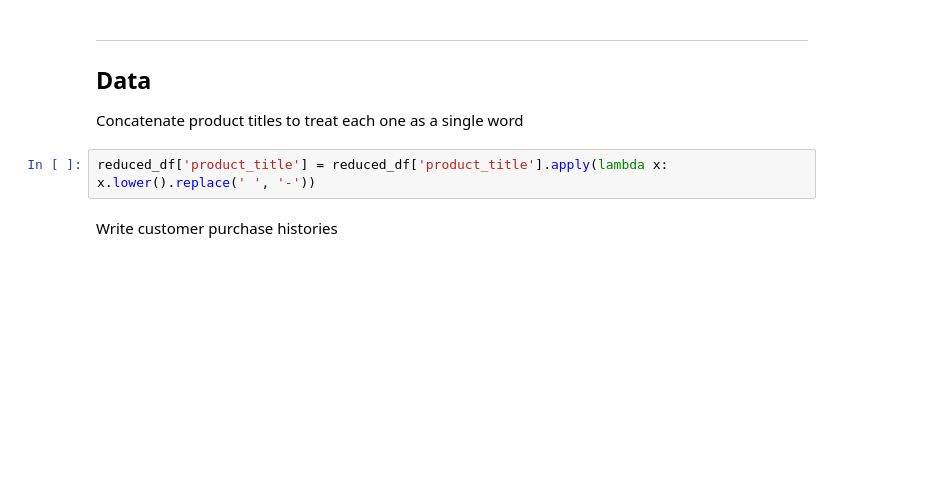
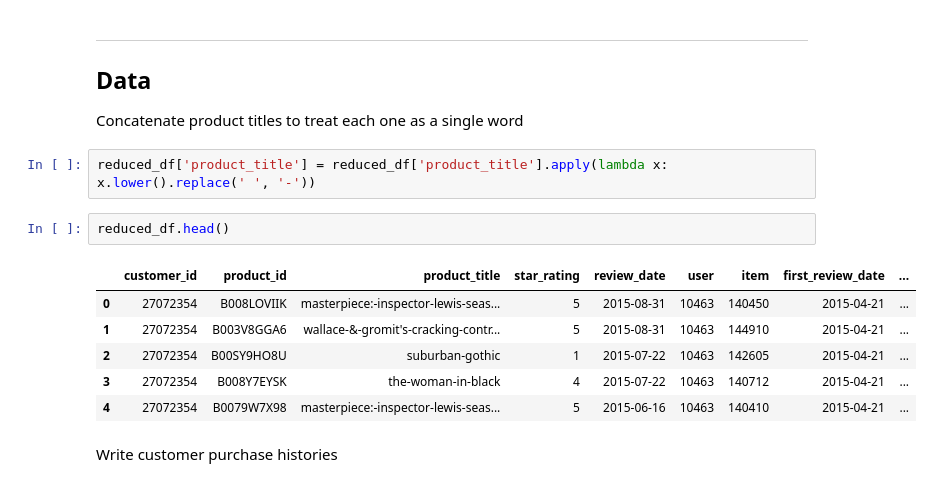
Before and after one commit to rumiio/sagemaker-rec-engine-demo, a Jupyter notebook: fm_amazon_recommender.ipynb, the cells around one changed output. Drawn from its saved outputs; the diff is of its cells as text; blank space fills up the shorter version.

```diff
--- a/fm_amazon_recommender.ipynb
+++ b/fm_amazon_recommender.ipynb
@@ -286,6 +369,15 @@ The Word2vec algorithm maps words to high-quality distributed vectors. The resul
 Concatenate product titles to treat each one as a single word
 # %%
 reduced_df['product_title'] = reduced_df['product_title'].apply(lambda x: x.lower().replace(' ', '-'))
+# %%
+reduced_df.head()
+# %% [output]
+|  | customer_id | product_id | product_title | star_rating | review_date | user | item | first_review_date | ... |
+| 0 | 27072354 | B008LOVIIK | masterpiece:-inspector-lewis-seas... | 5 | 2015-08-31 | 10463 | 140450 | 2015-04-21 | ... |
+| 1 | 27072354 | B003V8GGA6 | wallace-&-gromit's-cracking-contr... | 5 | 2015-08-31 | 10463 | 144910 | 2015-04-21 | ... |
+| 2 | 27072354 | B00SY9HO8U | suburban-gothic | 1 | 2015-07-22 | 10463 | 142605 | 2015-04-21 | ... |
+| 3 | 27072354 | B008Y7EYSK | the-woman-in-black | 4 | 2015-07-22 | 10463 | 140712 | 2015-04-21 | ... |
+| 4 | 27072354 | B0079W7X98 | masterpiece:-inspector-lewis-seas... | 5 | 2015-06-16 | 10463 | 140410 | 2015-04-21 | ... |
 # %% [markdown]
 Write customer purchase histories
 # %%
```
Also changed, not shown: parts of 21 cells of this notebook.
